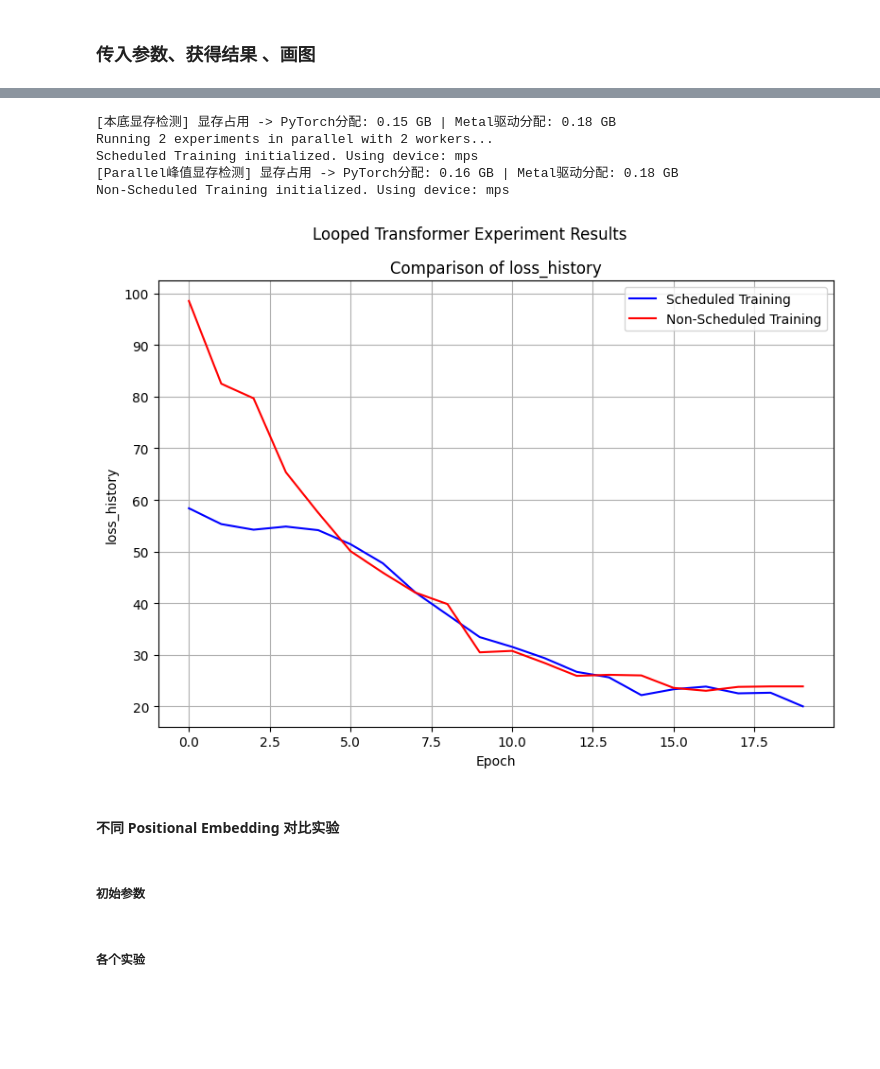
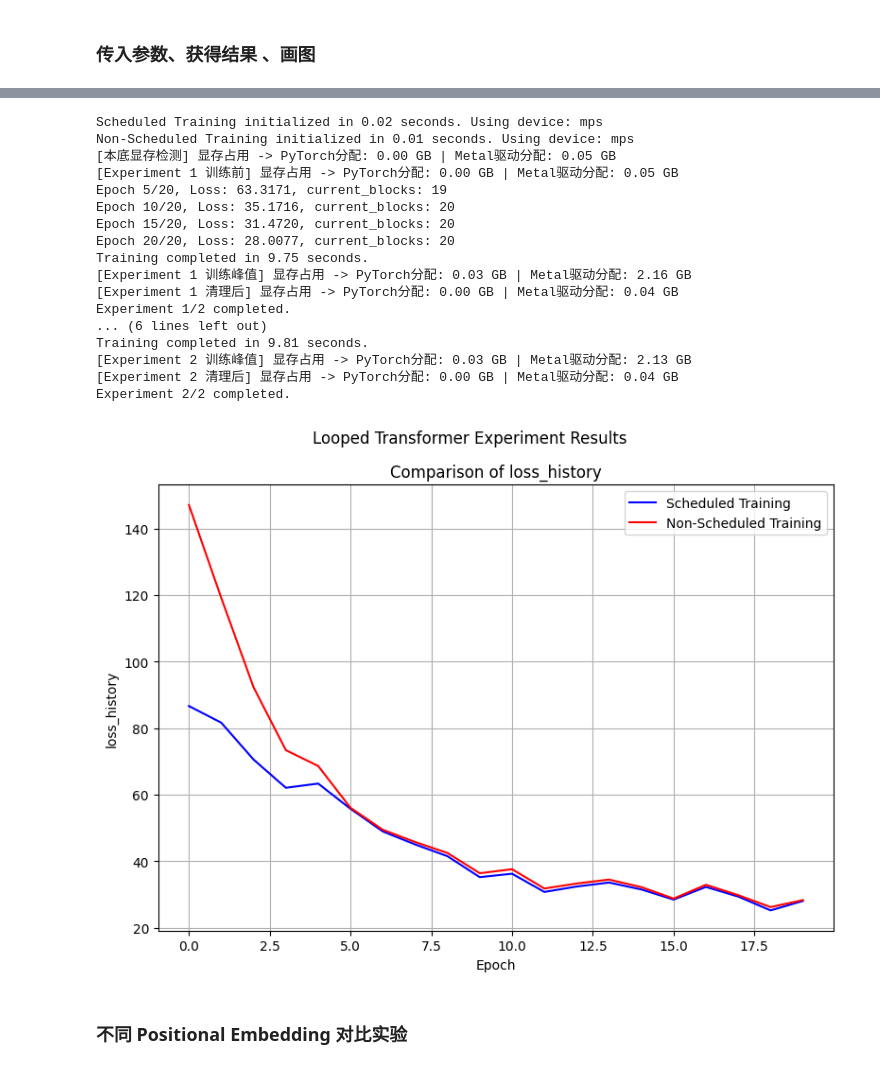
Before and after one commit to Bruce-lhq/looped-transformer-ablation-lab, a Jupyter notebook: Looped_Transformer.ipynb, the cells around one changed output, grey strips where cells are left out. Drawn from its saved outputs; the diff is of its cells as text; code cells hidden in the pictures; blank space fills up the shorter version.

```diff
--- a/Looped_Transformer.ipynb
+++ b/Looped_Transformer.ipynb
@@ -627,6 +627,7 @@ class LoopedTransformerExperiment:
             'loss_history': self.loss_history,                            # list(float): 训练过程中每个epoch的损失值
             'y_pred_norm_history': self.y_pred_norm_history,              # list(float): 训练过程中每个epoch的预测值范数
             'y_true_norm_history': self.y_true_norm_history,              # list(float): 训练过程中每个epoch的真实值范数
+            'y_norm_error_history': [pred - true for pred, true in zip(self.y_pred_norm_history, self.y_true_norm_history)], # list(float): 训练过程中每个epoch的预测值范数与真实值范数之差的绝对值
             'final_loss': self.final_loss,                                # float: 最终的损失值
             'final_y_pred_norm': self.y_pred_norm_history[-1],            # float: 最终的预测值范数
             'final_y_true_norm': self.y_true_norm_history[-1],            # float: 最终的真实值范数
@@ -640,8 +641,15 @@ class LoopedTransformerExperiment:
                 all_results['residual_gate_history_b'] = [gate[1] for gate in self.residual_gate_history]
                 all_results['residual_gate_history_a_relative'] = [gate[0]-self.residual_gate_history[0][0] for gate in self.residual_gate_history]
                 all_results['residual_gate_history_b_relative'] = [gate[1]-self.residual_gate_history[0][1] for gate in self.residual_gate_history]
+                # 标量门控的 _mean 就是自身，便于与向量门控混合绘图
+                all_results['residual_gate_history_a_mean'] = all_results['residual_gate_history_a']
+                all_results['residual_gate_history_b_mean'] = all_results['residual_gate_history_b']
+                all_results['residual_gate_history_a_mean_relative'] = all_results['residual_gate_history_a_relative']
+                all_results['residual_gate_history_b_mean_relative'] = all_results['residual_gate_history_b_relative']
                 all_results['final_residual_gate_a'] = self.residual_gate_values[0]
                 all_results['final_residual_gate_b'] = self.residual_gate_values[1]
+                all_results['final_residual_gate_a_mean'] = all_results['final_residual_gate_a']
+                all_results['final_residual_gate_b_mean'] = all_results['final_residual_gate_b']
             elif len(self.residual_gate_values.shape) == 2:
                 all_results['residual_gate_history_a_mean'] = [gate[:,0].mean() for gate in self.residual_gate_history]
                 all_results['residual_gate_history_b_mean'] = [gate[:,1].mean() for gate in self.residual_gate_history]
@@ -1068,16 +1063,26 @@ Training completed in 6.72 seconds.
 # %%
 table = ExperimentTable(params_groups=[{'scheduled_training': True, 'experiment_name': 'Scheduled Training'},
                                   {'scheduled_training': False, 'experiment_name': 'Non-Scheduled Training'}])
-table.run(result_lists=[(['loss_history'], 'epoch')], parallel_workers=2)
-table.plot(figure_size=(8,6), compare_experiments=True)
+table.run(result_lists=[(['loss_history'], 'epoch')])
+table.plot(figure_size=(8, 6), compare_experiments=True)
 # %% [output]
-[本底显存检测] 显存占用 -> PyTorch分配: 0.15 GB | Metal驱动分配: 0.18 GB
-Running 2 experiments in parallel with 2 workers...
-Scheduled Training initialized. Using device: mps
-[Parallel峰值显存检测] 显存占用 -> PyTorch分配: 0.16 GB | Metal驱动分配: 0.18 GB
-Non-Scheduled Training initialized. Using device: mps
+Scheduled Training initialized in 0.02 seconds. Using device: mps
+Non-Scheduled Training initialized in 0.01 seconds. Using device: mps
+[本底显存检测] 显存占用 -> PyTorch分配: 0.00 GB | Metal驱动分配: 0.05 GB
+[Experiment 1 训练前] 显存占用 -> PyTorch分配: 0.00 GB | Metal驱动分配: 0.05 GB
+Epoch 5/20, Loss: 63.3171, current_blocks: 19
+Epoch 10/20, Loss: 35.1716, current_blocks: 20
+Epoch 15/20, Loss: 31.4720, current_blocks: 20
+Epoch 20/20, Loss: 28.0077, current_blocks: 20
+Training completed in 9.75 seconds.
+[Experiment 1 训练峰值] 显存占用 -> PyTorch分配: 0.03 GB | Metal驱动分配: 2.16 GB
+[Experiment 1 清理后] 显存占用 -> PyTorch分配: 0.00 GB | Metal驱动分配: 0.04 GB
+Experiment 1/2 completed.
+... (6 lines left out)
+Training completed in 9.81 seconds.
+[Experiment 2 训练峰值] 显存占用 -> PyTorch分配: 0.03 GB | Metal驱动分配: 2.13 GB
+[Experiment 2 清理后] 显存占用 -> PyTorch分配: 0.00 GB | Metal驱动分配: 0.04 GB
+Experiment 2/2 completed.
-[figure, old version]
+[figure, new version]
 # %% [markdown]
-#### 不同 Positional Embedding 对比实验
+### 不同 Positional Embedding 对比实验
-# %% [markdown]
-##### 初始参数
@@ -1086,3 +1089 @@ init_parameters, train_parameters = default_setup()
-# %% [markdown]
-##### 各个实验
 # %%
```
Also changed, not shown: parts of 50 cells of this notebook, 5 other files.
